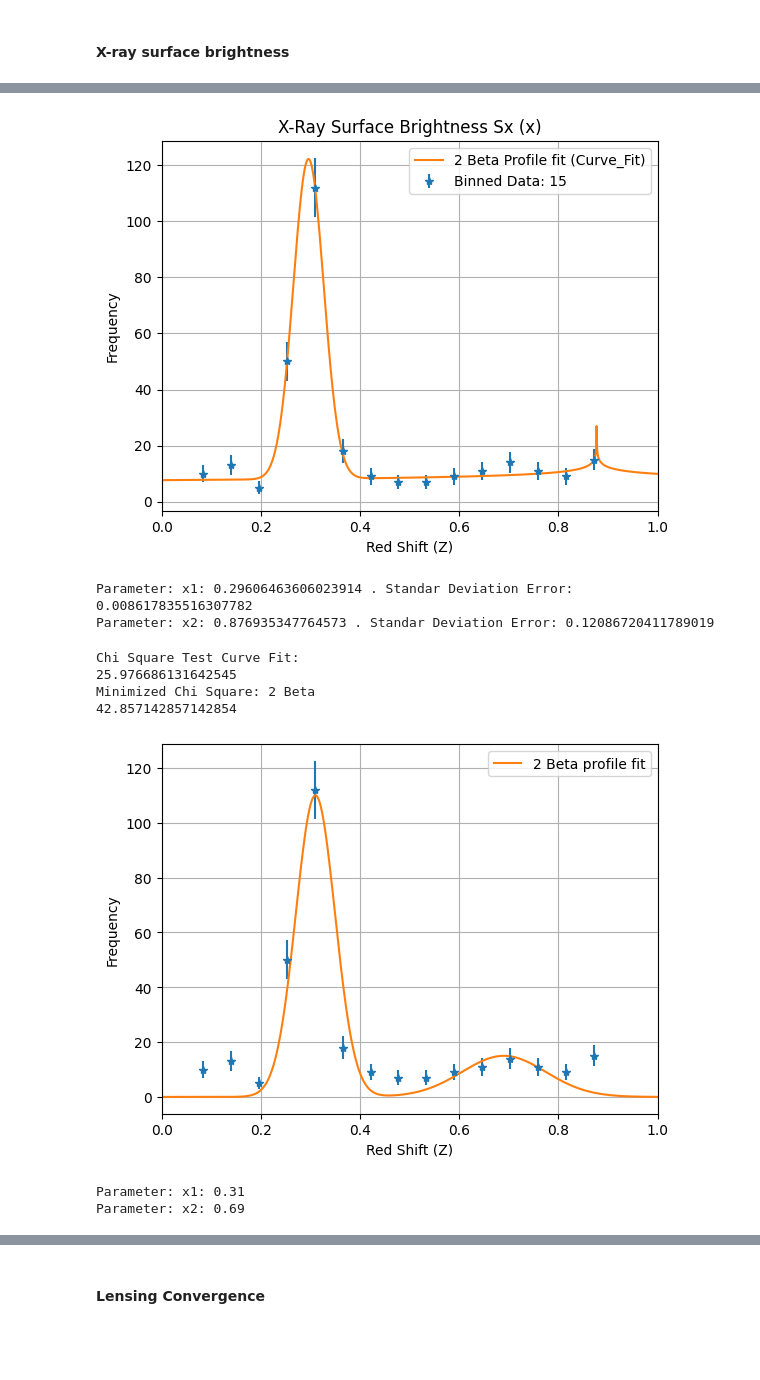
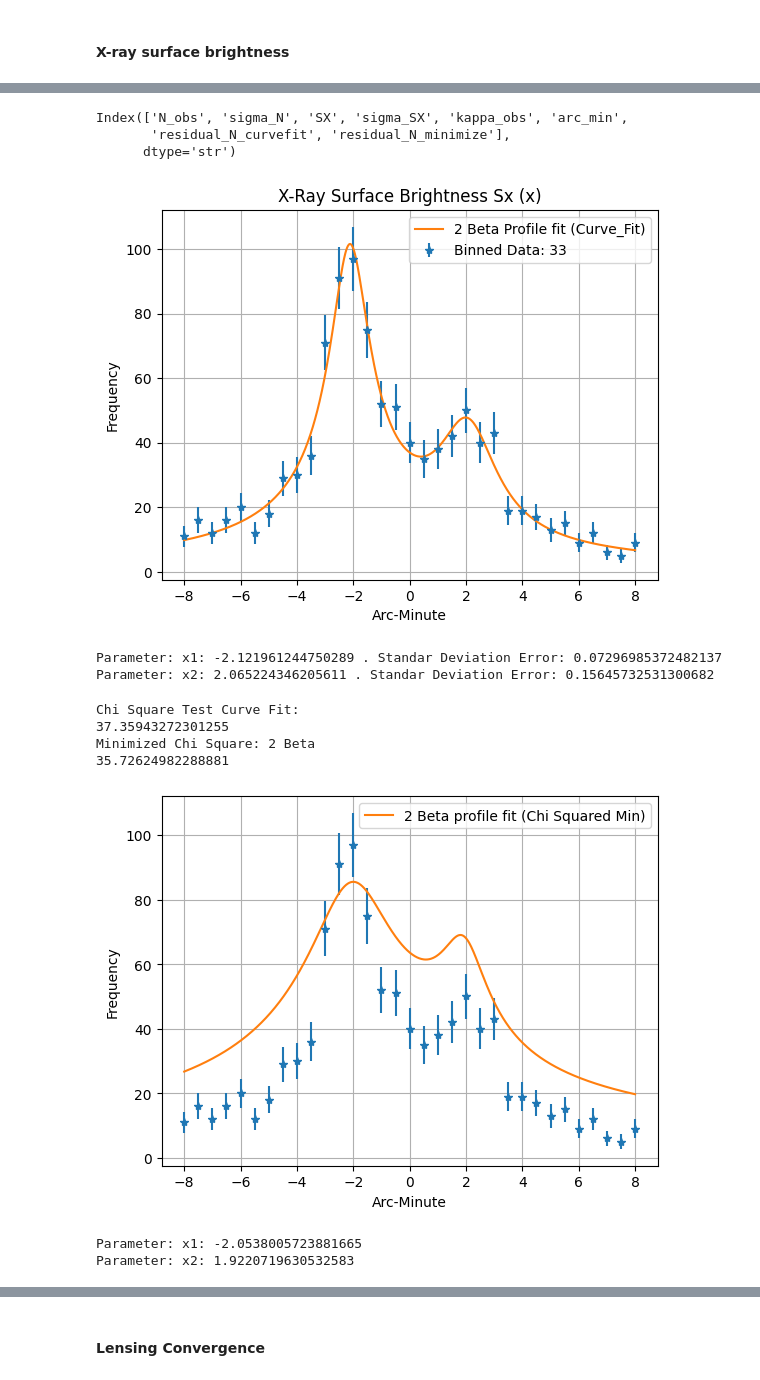
Before and after one commit to jdgv1709/Statistical-Analysis-of-the-Bullet-Cluster-Statistics-1-Course, a Jupyter notebook: Final Exam.ipynb, the cells around one changed output, grey strips where cells are left out. Drawn from its saved outputs; the diff is of its cells as text; code cells hidden in the pictures; blank space fills up the shorter version.

```diff
--- a/Final Exam.ipynb
+++ b/Final Exam.ipynb
@@ -320,7 +327,7 @@ Parameter: mu2: 3.6512052539833117
 fig, axes = plt.subplots(2, 2, figsize=(10, 10))
 axes[0,0].errorbar(data["arc_min"],data["N_obs"],yerr=data["sigma_N"],fmt="*", label="Binned Data: "+str(len(data["arc_min"])))
 axes[0,0].set_ylabel("Frequency")
-axes[0,0].set_xlabel("Red Shift (Z)")
+axes[0,0].set_xlabel("Arc-Minute")
 #axes[0].set_xlim((0,1))
 axes[0,0].grid("True")
 axes[0,0].plot(x,model_2gauss(x, *popt_N),label="2 Gaussian fit (Curve_fit)")
@@ -340,13 +347,13 @@ axes[1,0].axhline(-2*np.std(data["residual_N_curvefit"]),color="r")
 axes[1,0].axhline(0,ls="--",color="gray")
 axes[1,0].legend()
 axes[1,0].grid(True)
-axes[1,0].set_xlabel("Red Shift (Z)")
+axes[1,0].set_xlabel("Arc-Minute")
 axes[1,0].set_ylabel("Standardized Residuals")
 
 
 axes[0,1].errorbar(data["arc_min"],data["N_obs"],yerr=data["sigma_N"],fmt="*", label="Binned Data: "+str(len(data["arc_min"])))
 axes[0,1].set_ylabel("Frequency")
-axes[0,1].set_xlabel("Red Shift (Z)")
+axes[0,1].set_xlabel("Arc-Minute")
 #axes[0].set_xlim((0,1))
 axes[0,1].grid("True")
 axes[0,1].plot(x,model_2gauss(x, *best_params),label="2 Gaussian fit (Chi Squared Min)")
@@ -355,7 +362,7 @@ axes[0,1].set_title("Galaxy Density N(x)")
 axes[0,1].grid(True)
 # Panel 2 — Residuals
 #axes[1]: (mu_obs - mu_m3_fit) / sigma_i vs z
-data["residual_N_minimize"]= (data["N_obs"]-model_2gauss(data["arc_min"],*best_params))/data["sigma_N"]
+data["residual_N_minimize"]= (data["N_obs"]-model_2gauss(data["arc_min"],*best_params_N))/data["sigma_N"]
 axes[1,1].scatter(data["arc_min"],data["residual_N_minimize"],label="Residuals")
 # Add horizontal lines at ±1, ±2 sigma
 axes[1,1].axhline(np.std(data["residual_N_minimize"]),color="black")
@@ -366,7 +373,7 @@ axes[1,1].axhline(-2*np.std(data["residual_N_minimize"]),color="r")
 axes[1,1].axhline(0,ls="--",color="gray")
 axes[1,1].legend()
 axes[1,1].grid(True)
-axes[1,1].set_xlabel("Red Shift (Z)")
+axes[1,1].set_xlabel("Arc-Minute")
 axes[1,1].set_ylabel("Standardized Residuals")
 plt.tight_layout()
 #plt.savefig('part2_chi2_fit.pdf')
@@ -392,15 +385,21 @@ del bins_center, n
+# %%
+data.keys()
+# %% [output]
+Index(['N_obs', 'sigma_N', 'SX', 'sigma_SX', 'kappa_obs', 'arc_min',
+       'residual_N_curvefit', 'residual_N_minimize'],
+      dtype='str')
 # %%
 #Fit model 2beta to SXobs using curve fit
 # Initial guess: S1 ≈ 80, x1 ≈ −2, r1 ≈ 1.5, β1 ≈ 0.8, S2 ≈ 35, x2 ≈ 2, r2 ≈ 1.0, β2 ≈ 0.7.
-#initial_guess=[80,-2,1.5,0.8,35,2,1,0.7]
-initial_guess_SX=[110,0.31,0.5,80,15,0.69,1,70]
-x= np.linspace(0,1,1000)
-popt_SX, pcov_SX = curve_fit(model_2beta,x_bins,SX_obs,sigma=sigma_SX,p0=initial_guess_SX,maxfev=100000)
+initial_guess_SX=[80,-2,1.5,0.8,35,2,1,0.7]
+#initial_guess_SX=[110,0.31,0.5,80,15,0.69,1,70]
+x= np.linspace(-8,8,1000)
+popt_SX, pcov_SX = curve_fit(model_2beta,data["arc_min"],data["SX"],sigma=data["sigma_SX"],p0=initial_guess_SX,maxfev=100000)
 #plt.hist(data["z"],bins=number_bins, label="Data")
-plt.errorbar(x_bins,SX_obs,yerr=sigma_SX,fmt="*", label="Binned Data: "+str(len(x_bins)))
+plt.errorbar(data["arc_min"],data["SX"],yerr=data["sigma_SX"],fmt="*", label="Binned Data: "+str(len(data["arc_min"])))
 plt.ylabel("Frequency")
-plt.xlabel("Red Shift (Z)")
-plt.xlim((0,1))
+plt.xlabel("Arc-Minute")
+#plt.xlim((0,1))
 plt.grid("True")
 plt.title("X-Ray Surface Brightness Sx (x)")
 plt.plot(x,model_2beta(x, *popt_SX),label="2 Beta Profile fit (Curve_Fit)")
@@ -410,55 +409,53 @@ perr_SX = np.sqrt(np.diag(pcov_SX))
 print("Parameter: x1: "+str(popt_SX[1])+" . Standar Deviation Error: "+str(perr_SX[1]))
 print("Parameter: x2: "+str(popt_SX[5])+" . Standar Deviation Error: "+str(perr_SX[5]))
 # %% [output]
-[figure, old version]
+[figure, new version]
-Parameter: x1: 0.29606463606023914 . Standar Deviation Error: 0.008617835516307782
-Parameter: x2: 0.876935347764573 . Standar Deviation Error: 0.12086720411789019
+Parameter: x1: -2.121961244750289 . Standar Deviation Error: 0.07296985372482137
+Parameter: x2: 2.065224346205611 . Standar Deviation Error: 0.15645732531300682
 # %%
 #Compute χ̃2 χ̃2min and \nu
 def chi2_val(data,model,num_params):
-    sigma = np.sqrt(data)
-    sigma[sigma == 0] = 1.0
     y_fit = model
-    chi2 = float(np.sum(((data - y_fit)/sigma)**2))
+    chi2 = float(np.sum(((data["SX"] - y_fit)/data["sigma_SX"])**2))
     dof = len(data) - len(num_params)
     chi2_red = chi2/dof
     return chi2_red
 print("Chi Square Test Curve Fit:")
-print(chi2_val(SX_obs,model_2beta(SX_obs,*popt_SX),popt_SX))
+print(chi2_val(data,model_2beta(data["SX"],*popt_SX),popt_SX))
 
 def chi2_2beta(params):
-    return chi2_val(SX_obs,model_2beta(SX_obs,*params),params)
+    return chi2_val(data,model_2beta(data["SX"],*params),params)
 
 result = minimize(chi2_2beta, initial_guess_SX,method='BFGS', options={'maxiter':100000})
 #result = minimize(chi2_2beta, initial_guess_SX,method='Nelder-Mead', options={'xatol':1e-8,'fatol':1e-8,'maxiter':100000})
 #result = minimize(chi2_2beta, initial_guess_SX,method='Powell', options={'maxiter':100000})
 #result = minimize(chi2_2beta, initial_guess_SX,method='CG', options={'maxiter':100000})
 #result = minimize(chi2_2beta, initial_guess_SX,method='L-BFGS-B', options={'maxiter':100000})
 #result = minimize(chi2_2beta, initial_guess_SX,method='TNC', options={'maxiter':100000})
 #result = minimize(chi2_2beta, initial_guess_SX,method='Powell', options={'maxiter':100000})
 best_params_SX = result.x
 print("Minimized Chi Square: 2 Beta")
-print(chi2_val(SX_obs,model_2beta(SX_obs,*best_params_SX),best_params_SX))
+print(chi2_val(data,model_2beta(data["SX"],*best_params_SX),best_params_SX))
 
-x= np.linspace(0,1,1000)
-plt.errorbar(x_bins,SX_obs,yerr=sigma_SX,fmt="*")
+#x= np.linspace(0,1,1000)
+plt.errorbar(data["arc_min"],data["SX"],yerr=data["sigma_SX"],fmt="*")
 plt.ylabel("Frequency")
-plt.xlabel("Red Shift (Z)")
-plt.xlim((0,1))
+plt.xlabel("Arc-Minute")
+#plt.xlim((0,1))
 plt.grid("True")
-plt.plot(x,model_2beta(x, *best_params_SX),label="2 Beta profile fit")
+plt.plot(x,model_2beta(x, *best_params_SX),label="2 Beta profile fit (Chi Squared Min)")
 plt.legend()
 plt.show()
 print("Parameter: x1: "+str(best_params_SX[1]))#+" . Standar Deviation Error: "+str(perr_N[1]))
 print("Parameter: x2: "+str(best_params_SX[5]))
 # %% [output]
 Chi Square Test Curve Fit:
-25.976686131642545
+37.35943272301255
 Minimized Chi Square: 2 Beta
-42.857142857142854
+35.72624982288881
-[figure, old version]
+[figure, new version]
-Parameter: x1: 0.31
-Parameter: x2: 0.69
+Parameter: x1: -2.0538005723881665
+Parameter: x2: 1.9220719630532583
 # %%
 cov = result.hess_inv
 errors = np.sqrt(np.diag(cov))
```
Also changed, not shown: parts of 9 cells of this notebook.
